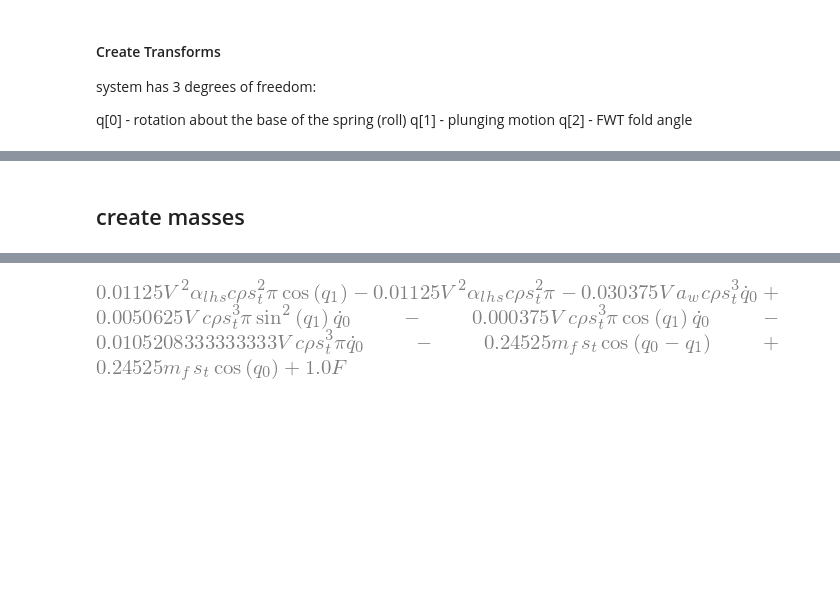
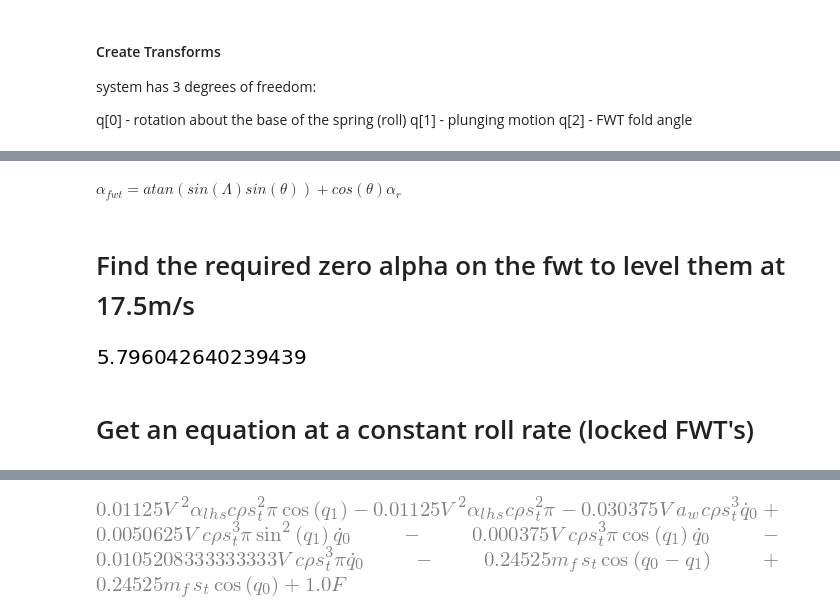
Before and after one commit to fh9g12/FwtModels, a Jupyter notebook: Workbooks/6_lets roll a rigid wing/1_ModelOfExperiemntalRig.ipynb, the cells around one changed output, grey strips where cells are left out. Drawn from its saved outputs; the diff is of its cells as text; code cells hidden in the pictures; blank space fills up the shorter version.

```diff
--- a/Workbooks/6_lets roll a rigid wing/1_ModelOfExperiemntalRig.ipynb
+++ b/Workbooks/6_lets roll a rigid wing/1_ModelOfExperiemntalRig.ipynb
@@ -32,6 +32,7 @@ p = mf.ModelParameters.DynamicModel(3)
 # fwt params
 p.Lambda = mf.ModelVariable(np.deg2rad(10),'Lambda') # flare angle
 p.y_f = sym.Symbol('y_f')# spanwise location
+p.alpha_0 = mf.ModelVariable(0,'alpha_0')
 
 # Attitude Parmas
 p.rho = mf.ModelVariable(1.225,'rho') # density
@@ -70,6 +71,9 @@ p.l_w = 0 # location of main wing CoM
 
 p.aoa_rhs = mf.ModelVariable(0,'alpha_rhs') # chord of wing
 p.aoa_lhs = mf.ModelVariable(0,'alpha_lhs') # chord of wing
+
+# Locking mechanism
+p.m_l = mf.ModelVariable(0.0275,'m_w') # density # mass of inner wing
 # %% [markdown]
 #### Create Transforms
 
@@ -100,8 +107,8 @@ lhs_fwt_AeroForces = ef.AeroForce(p,lhs_fwt_frame.Translate(0,-p.y_f,0),p.a_f,(p
 # %%
 wing_frame_aero = wing_frame.Translate(0,p.y_w,0)
-wing_AeroForces = ef.AeroForce(p,wing_frame_aero,p.a_w,(p.y_w,-p.s_w*half,p.s_w*half),p.alpha_r,0,0,0,0)
+wing_AeroForces = ef.AeroForce(p,wing_frame_aero,p.a_w,(p.y_w,-p.s_w*half,p.s_w*half),0,0,0,p.alpha_r,0)
 
-Forcing = ef.CustomForce(None)
 
-CompositeForce = ef.CompositeForce(p,[rhs_fwt_AeroForces,lhs_fwt_AeroForces,
-                                     wing_AeroForces,Forcing])
+Forcing = ef.CustomForce(p,None)
+
+CompositeForce = ef.CompositeForce(p,[rhs_fwt_AeroForces,lhs_fwt_AeroForces,wing_AeroForces,Forcing])
@@ -116,2 +117,0 @@ sm = mf.SymbolicModel.FromElementsAndForces(p,[bar_fwt_rhs,bar_fwt_lhs,bar_wing]
-# %% [markdown]
-## create masses
@@ -165,0 +118,37 @@ def objectiveDeriv(t,y):
+# %%
+# get fxed point conditions
+p.V.value = 20
+p.alpha_r.value = np.deg2rad(0)
+p.alpha_0.value = 0.0
+rhs_aoa = sym.lambdify((p.alpha_r,p.x),mf.GetAoA(p.alpha_r,0,p.Lambda.value,p.q[1]))
+lhs_aoa = sym.lambdify((p.alpha_r,p.x),mf.GetAoA(p.alpha_r,0,p.Lambda.value,p.q[2]))
+
+p.aoa_rhs.value = lambda t,x:rhs_aoa(p.alpha_r.value,x)
+p.aoa_lhs.value = lambda t,x:lhs_aoa(p.alpha_r.value,x)
+# %% [markdown]
+$\alpha_{fwt}=atan(sin(\Lambda)sin(\theta))+cos(\theta)\alpha_r$
+# %% [markdown]
+# Find the required zero alpha on the fwt to level them at 17.5m/s
+# %%
+p.V.value = 17.5
+
+# need to set this to not zero!
+def Force(tup,x,t):
+    return np.zeros((int(len(x)/2),1))
+Forcing.q_func = Force
+
+# creaet objective function to minimise accel + velocity in the horizontal condition
+from scipy.optimize import minimize
+def ObjectiveFunc(alpha_0,t,tup):
+    yv = [0,0,0,0,0,0]
+    p.alpha_0.value = alpha_0[0]
+    res = sm.deriv(t,yv,p.GetNumericTuple(yv,0))
+    return sum((i**2 for i in res))
+
+res = minimize(ObjectiveFunc,[0],(0,tup))
+p.alpha_0.value = res.x[0]
+np.rad2deg(res.x)[0]
+# %% [output]
+[figure, added]
+# %% [markdown]
+# Get an equation at a constant roll rate (locked FWT's)
```
Also changed, not shown: parts of 15 cells of this notebook, 3 other files.
